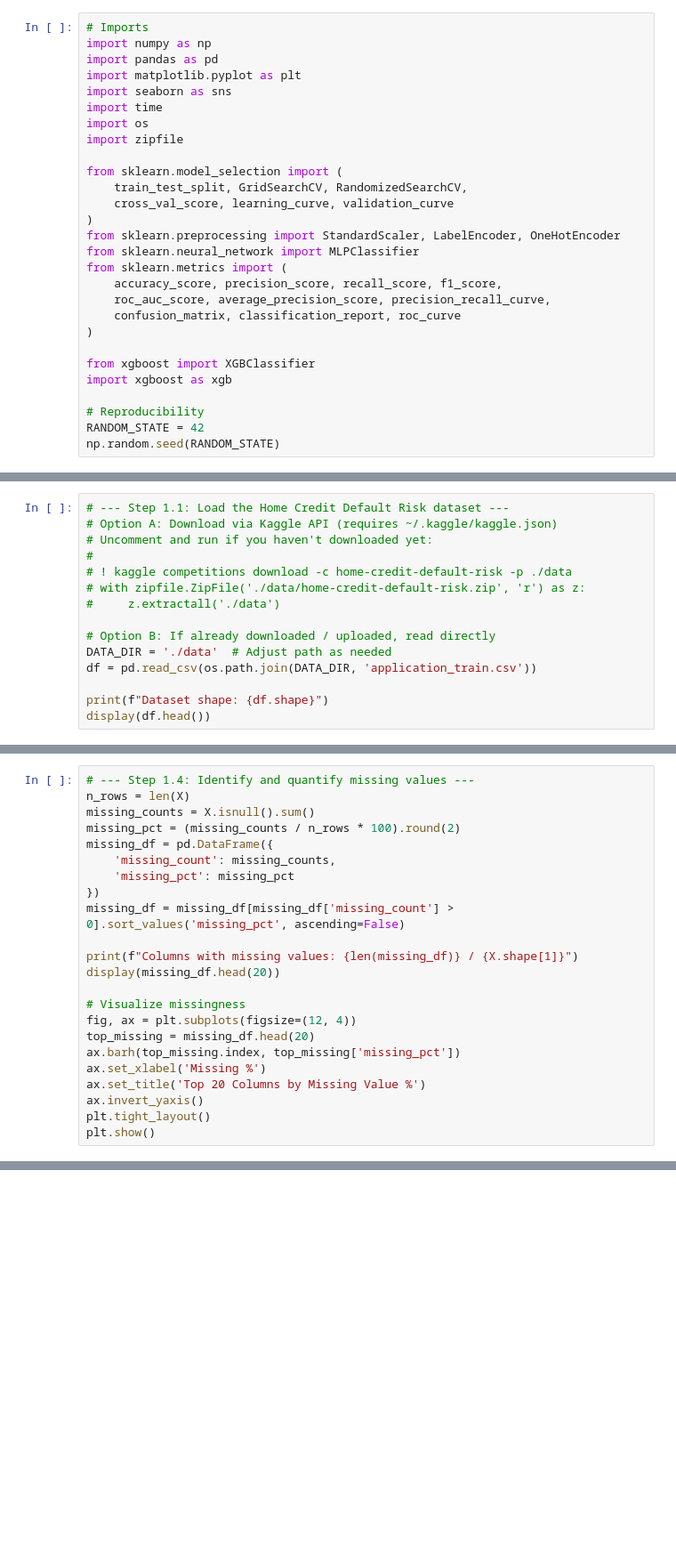
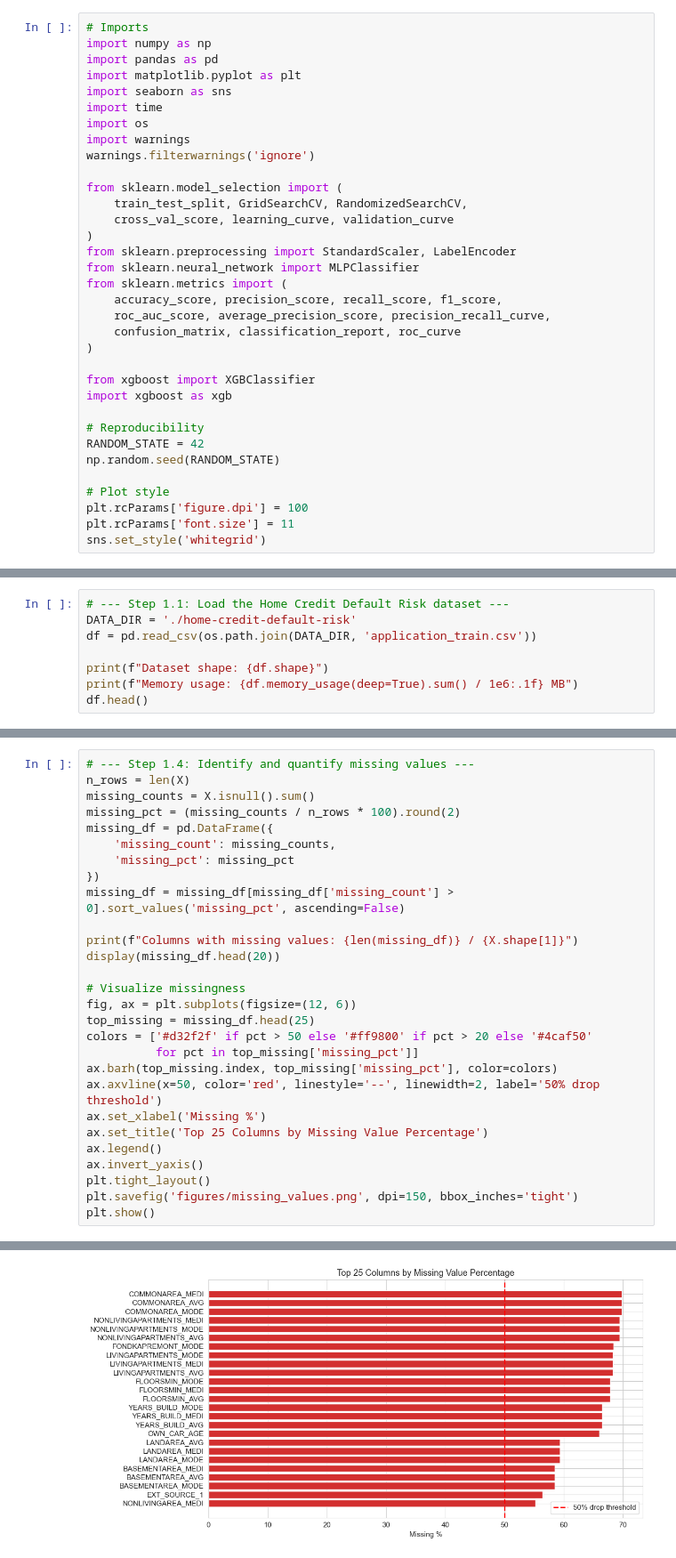
Before and after one commit to gsmoon97/coms4995w-apml, a Jupyter notebook: assignments/a2/a2.ipynb, the cells around one changed output, grey strips where cells are left out. Shown at 89% size. Cells and saved outputs as stored; diff of their text form; blank space fills up the shorter version.

```diff
--- a/assignments/a2/a2.ipynb
+++ b/assignments/a2/a2.ipynb
@@ -15,13 +13,14 @@ import matplotlib.pyplot as plt
 import seaborn as sns
 import time
 import os
-import zipfile
+import warnings
+warnings.filterwarnings('ignore')
 
 from sklearn.model_selection import (
     train_test_split, GridSearchCV, RandomizedSearchCV,
     cross_val_score, learning_curve, validation_curve
 )
-from sklearn.preprocessing import StandardScaler, LabelEncoder, OneHotEncoder
+from sklearn.preprocessing import StandardScaler, LabelEncoder
 from sklearn.neural_network import MLPClassifier
 from sklearn.metrics import (
     accuracy_score, precision_score, recall_score, f1_score,
@@ -35,6 +34,11 @@ import xgboost as xgb
 # Reproducibility
 RANDOM_STATE = 42
 np.random.seed(RANDOM_STATE)
+
+# Plot style
+plt.rcParams['figure.dpi'] = 100
+plt.rcParams['font.size'] = 11
+sns.set_style('whitegrid')
 # %% [markdown]
 ---
 
@@ -53,15 +57,8 @@ np.random.seed(RANDOM_STATE)
 # %%
 # --- Step 1.1: Load the Home Credit Default Risk dataset ---
-# Option A: Download via Kaggle API (requires ~/.kaggle/kaggle.json)
-# Uncomment and run if you haven't downloaded yet:
-#
-# ! kaggle competitions download -c home-credit-default-risk -p ./data
-# with zipfile.ZipFile('./data/home-credit-default-risk.zip', 'r') as z:
-#     z.extractall('./data')
-
-# Option B: If already downloaded / uploaded, read directly
-DATA_DIR = './data'  # Adjust path as needed
+DATA_DIR = './home-credit-default-risk'
 df = pd.read_csv(os.path.join(DATA_DIR, 'application_train.csv'))
 
 print(f"Dataset shape: {df.shape}")
-display(df.head())
+print(f"Memory usage: {df.memory_usage(deep=True).sum() / 1e6:.1f} MB")
+df.head()
@@ -103,11 +164,17 @@ print(f"Columns with missing values: {len(missing_df)} / {X.shape[1]}")
 display(missing_df.head(20))
 
 # Visualize missingness
-fig, ax = plt.subplots(figsize=(12, 4))
-top_missing = missing_df.head(20)
-ax.barh(top_missing.index, top_missing['missing_pct'])
+fig, ax = plt.subplots(figsize=(12, 6))
+top_missing = missing_df.head(25)
+colors = ['#d32f2f' if pct > 50 else '#ff9800' if pct > 20 else '#4caf50'
+          for pct in top_missing['missing_pct']]
+ax.barh(top_missing.index, top_missing['missing_pct'], color=colors)
+ax.axvline(x=50, color='red', linestyle='--', linewidth=2, label='50% drop threshold')
 ax.set_xlabel('Missing %')
-ax.set_title('Top 20 Columns by Missing Value %')
+ax.set_title('Top 25 Columns by Missing Value Percentage')
+ax.legend()
 ax.invert_yaxis()
 plt.tight_layout()
+plt.savefig('figures/missing_values.png', dpi=150, bbox_inches='tight')
 plt.show()
+# %% [output]
@@ -113,0 +199 @@ plt.show()
+[figure, added]
```
Also changed, not shown: parts of 53 cells of this notebook, 17 other files.
